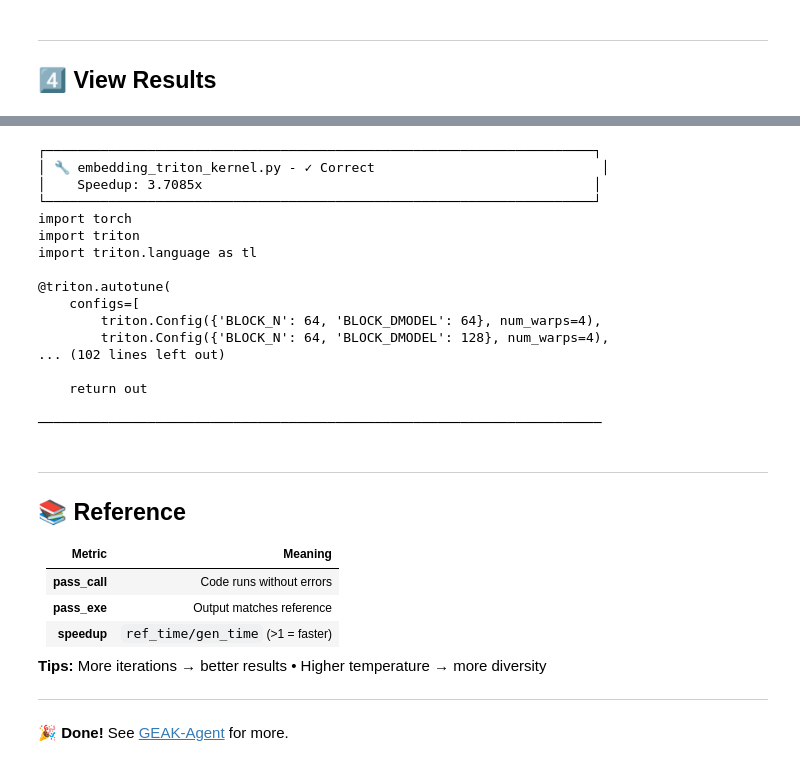
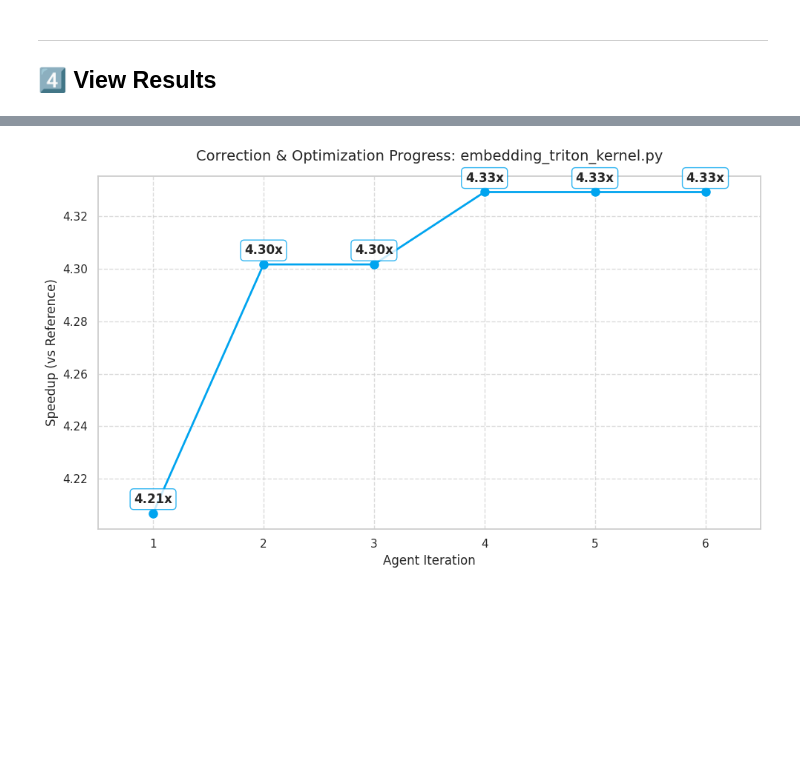
Before and after one commit to AMD-AGI/GEAK-agent, a Jupyter notebook: tutorial/GEAK_agent_tutorial.ipynb, the cells around one changed output, grey strips where cells are left out. Saved outputs shown, nothing was run; the diff lists cells and outputs as text; code cells hidden in the pictures; blank space fills up the shorter version.

Commit message:
1. Add plotting function to show speed up across steps; 2. Support OpenAI model.

```diff
--- a/tutorial/GEAK_agent_tutorial.ipynb
+++ b/tutorial/GEAK_agent_tutorial.ipynb
@@ -175,38 +178,9 @@ display_results_summary(results, iteration)
 
  Legend: ✓ = Passed, ✗ = Failed
  Speedup: reference_time / generated_time (>1.0 = faster)
-# %%
-# View generated code
-display_generated_code(results)
-# %% [output]
-┌──────────────────────────────────────────────────────────────────────┐
-│ 🔧 embedding_triton_kernel.py - ✓ Correct                             │
-│    Speedup: 3.7085x                                                  │
-└──────────────────────────────────────────────────────────────────────┘
-import torch
-import triton
-import triton.language as tl
-
-@triton.autotune(
-    configs=[
-        triton.Config({'BLOCK_N': 64, 'BLOCK_DMODEL': 64}, num_warps=4),
-        triton.Config({'BLOCK_N': 64, 'BLOCK_DMODEL': 128}, num_warps=4),
-... (102 lines left out)
-
-    return out
-
-────────────────────────────────────────────────────────────────────────
-# %% [markdown]
----
-## 📚 Reference
-
-| Metric | Meaning |
-|--------|--------|
-| **pass_call** | Code runs without errors |
-| **pass_exe** | Output matches reference |
-| **speedup** | `ref_time/gen_time` (>1 = faster) |
-
-**Tips:** More iterations → better results • Higher temperature → more diversity
-
----
-🎉 **Done!** See [GEAK-Agent](https://github.com/AMD-AGI/GEAK-agent) for more.
+# %%
+from tutorial_utils import plot_speedup_curve_all_iterations
+# Run with the output directory we defined earlier
+plot_speedup_curve_all_iterations(OUTPUT_DIR)
+# %% [output]
+[figure, added]
```
Also changed, not shown: parts of 5 cells of this notebook, 4 other files.
